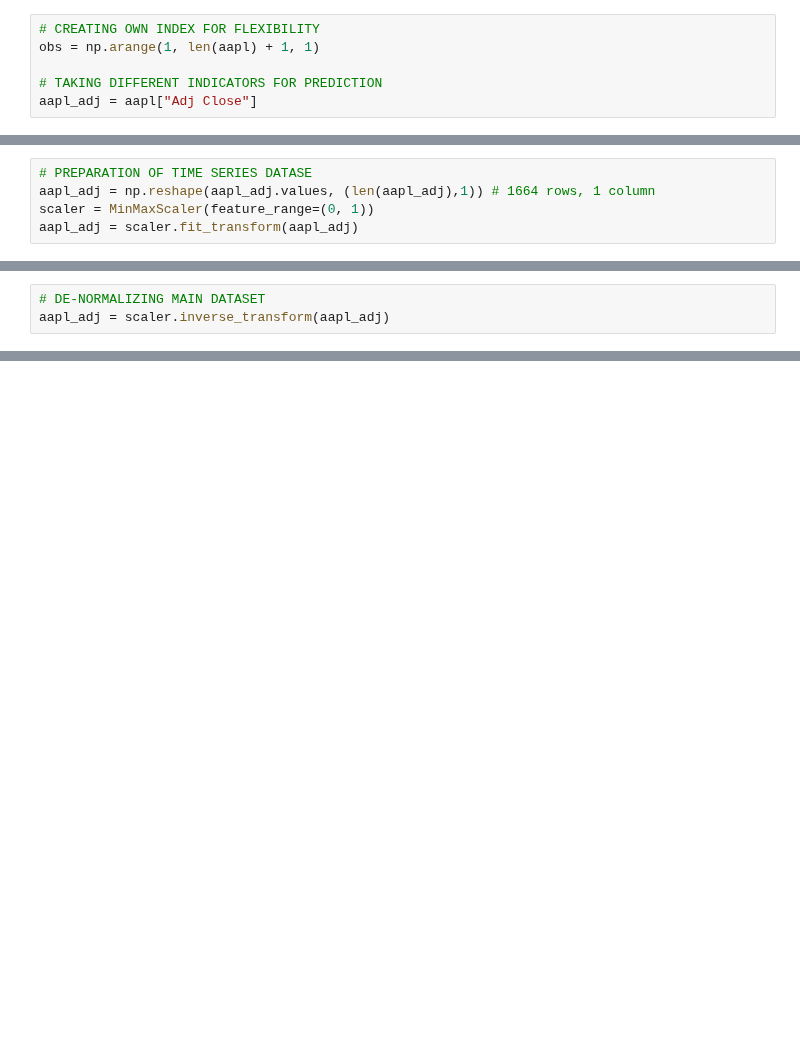
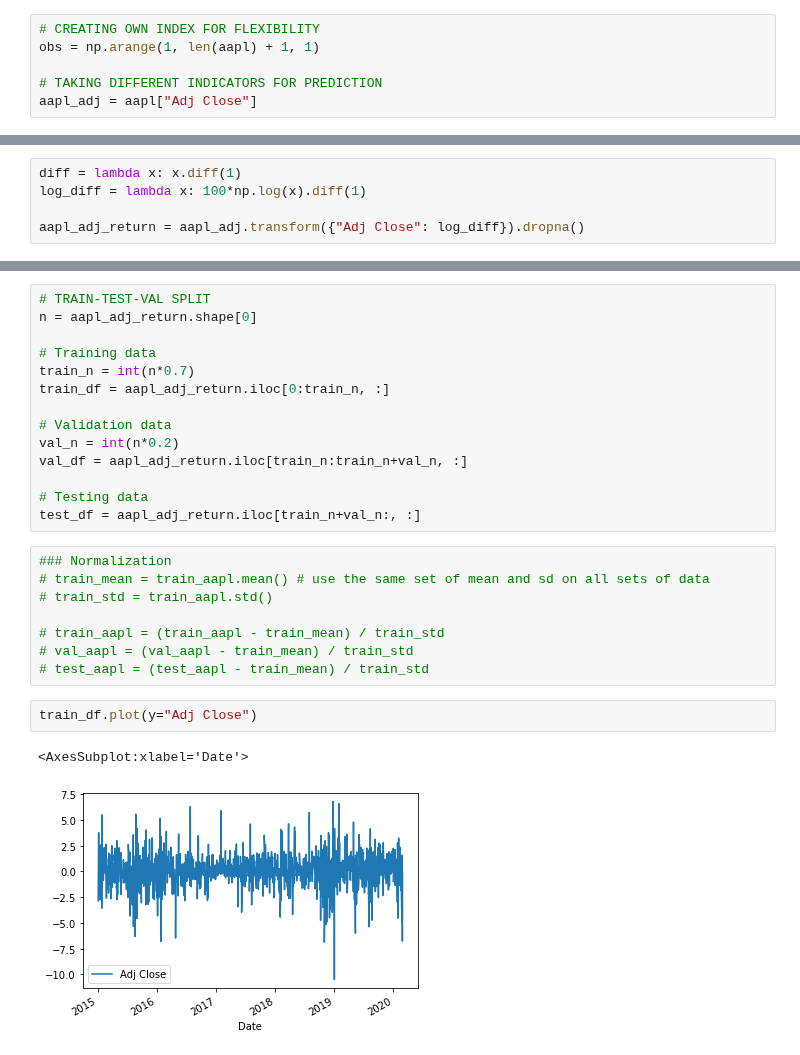
Before and after one commit to tl3472/Price-Prediction-and-Portfolio-Optimation, a Jupyter notebook: Final Report.ipynb, the cells around one changed output, grey strips where cells are left out. Saved outputs shown, nothing was run; the diff lists cells and outputs as text; blank space fills up the shorter version.

Commit message:
Part 1 using Normalized Return

```diff
--- a/Final Report.ipynb
+++ b/Final Report.ipynb
@@ -62,5 +62,0 @@ plt.show()
-# %%
-# PREPARATION OF TIME SERIES DATASE
-aapl_adj = np.reshape(aapl_adj.values, (len(aapl_adj),1)) # 1664 rows, 1 column
-scaler = MinMaxScaler(feature_range=(0, 1))
-aapl_adj = scaler.fit_transform(aapl_adj)
@@ -152,3 +62,0 @@ testPredictPlot[len(trainPredict)+(step_size*2):len(aapl_adj), :] = testPredict
-# %%
-# DE-NORMALIZING MAIN DATASET
-aapl_adj = scaler.inverse_transform(aapl_adj)
@@ -198,0 +68,5 @@ Next Day Value: 139.28335571289062
+# %%
+diff = lambda x: x.diff(1)
+log_diff = lambda x: 100*np.log(x).diff(1)
+
+aapl_adj_return = aapl_adj.transform({"Adj Close": log_diff}).dropna()
@@ -198,0 +85,27 @@ Next Day Value: 139.28335571289062
+# %%
+# TRAIN-TEST-VAL SPLIT
+n = aapl_adj_return.shape[0]
+
+# Training data
+train_n = int(n*0.7)
+train_df = aapl_adj_return.iloc[0:train_n, :]
+
+# Validation data
+val_n = int(n*0.2)
+val_df = aapl_adj_return.iloc[train_n:train_n+val_n, :]
+
+# Testing data
+test_df = aapl_adj_return.iloc[train_n+val_n:, :]
+# %%
+### Normalization
+# train_mean = train_aapl.mean() # use the same set of mean and sd on all sets of data
+# train_std = train_aapl.std()
+
+# train_aapl = (train_aapl - train_mean) / train_std
+# val_aapl = (val_aapl - train_mean) / train_std
+# test_aapl = (test_aapl - train_mean) / train_std
+# %%
+train_df.plot(y="Adj Close")
+# %% [output]
+<AxesSubplot:xlabel='Date'>
+[figure, added]
```
Also changed, not shown: parts of 53 cells of this notebook.
